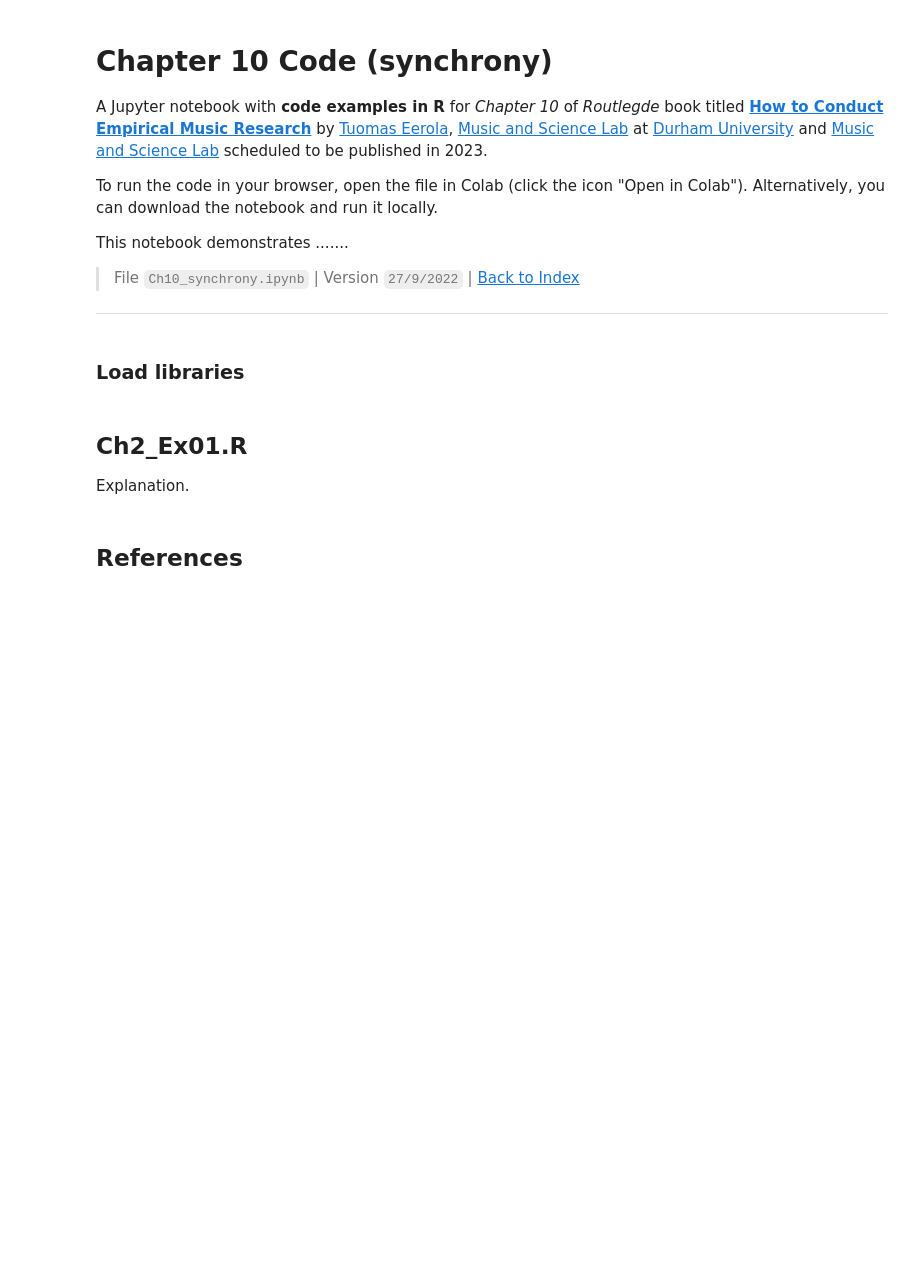
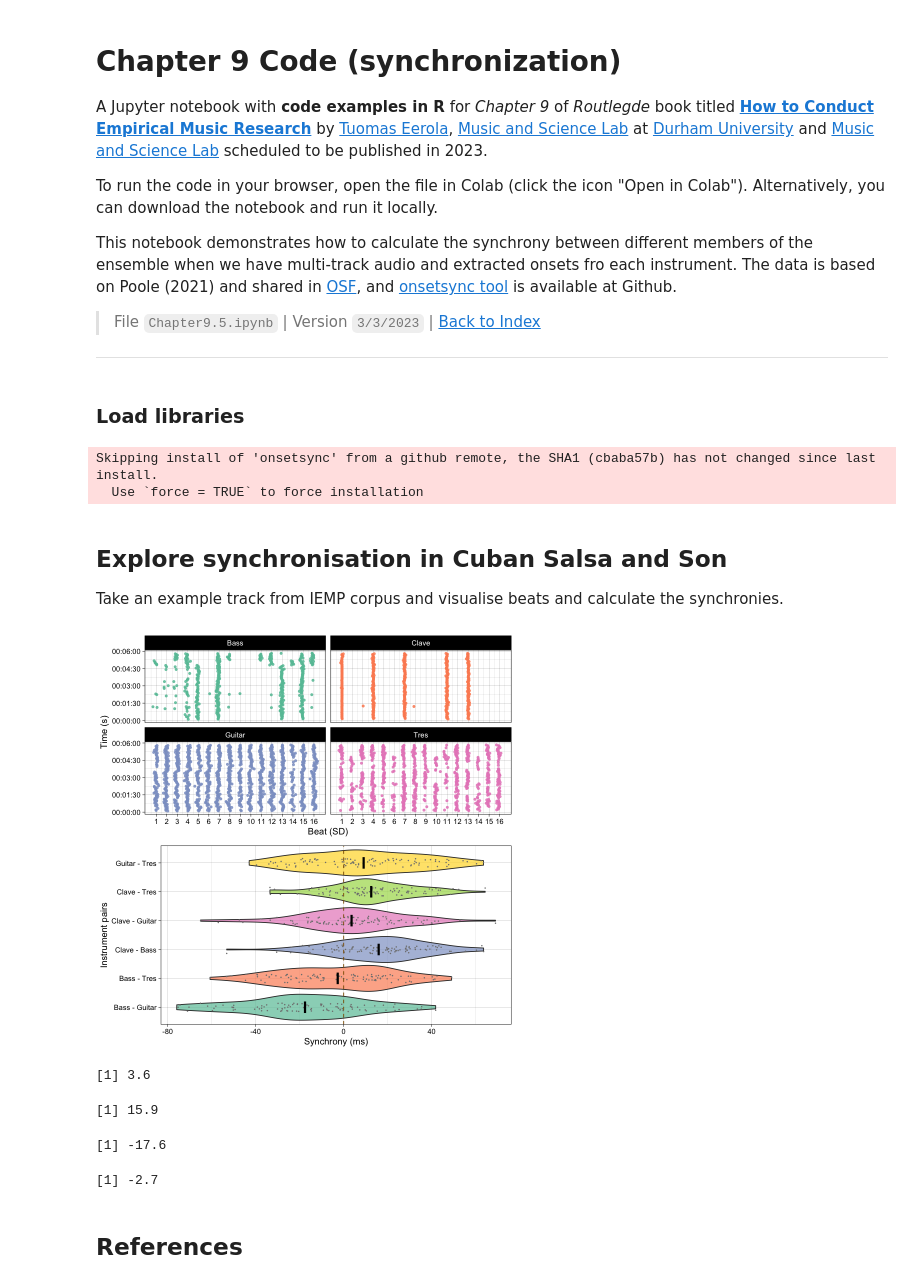
Before and after one commit to tuomaseerola/emr, a Jupyter notebook: Chapter9.5.ipynb, the cells around one changed output. Saved outputs shown, nothing was run; the diff lists cells and outputs as text; code cells hidden in the pictures; blank space fills up the shorter version.

```diff
--- a/Chapter9.5.ipynb
+++ b/Chapter9.5.ipynb
@@ -3,24 +3,59 @@
 # %% [markdown]
-# Chapter 10 Code (synchrony)
+# Chapter 9 Code (synchronization)
 
-A Jupyter notebook with **code examples in R** for _Chapter 10_ of _Routlegde_ book titled **[How to Conduct Empirical Music Research](https://github.com/tuomaseerola/emr)** by [Tuomas Eerola](https://www.durham.ac.uk/staff/tuomas-eerola/), [Music and Science Lab]() at [Durham University](https://www.durham.ac.uk) and [Music and Science Lab](https://musicscience.net) scheduled to be published in 2023.
+A Jupyter notebook with **code examples in R** for _Chapter 9_ of _Routlegde_ book titled **[How to Conduct Empirical Music Research](https://github.com/tuomaseerola/emr)** by [Tuomas Eerola](https://www.durham.ac.uk/staff/tuomas-eerola/), [Music and Science Lab]() at [Durham University](https://www.durham.ac.uk) and [Music and Science Lab](https://musicscience.net) scheduled to be published in 2023.
 
 To run the code in your browser, open the file in Colab (click the icon "Open in Colab"). Alternatively, you can download the notebook and run it locally.
 
-This notebook demonstrates .......
+This notebook demonstrates how to calculate the synchrony between different members of the ensemble when we have multi-track audio and extracted onsets fro each instrument. The data is based on Poole (2021) and shared in [OSF](https://osf.io/sfxa2/), and [onsetsync tool](https://tuomaseerola.github.io/onsetsync/articles/onsetsync.html) is available at Github.
 
-> File `Ch10_synchrony.ipynb` |
-> Version `27/9/2022` |
+> File `Chapter9.5.ipynb` |
+> Version `3/3/2023` |
 > [Back to Index](https://github.com/tuomaseerola/emr)
 
 ---
 # %% [markdown]
 ### Load libraries
 # %%
-library(ggplot2,quietly = TRUE)
-library(tidyverse,quietly = TRUE)
+if (!require(devtools)) install.packages("devtools",quiet=TRUE)
+devtools::install_github("tuomaseerola/onsetsync")
+library(dplyr,quiet=TRUE)
+# %% [output]
+Skipping install of 'onsetsync' from a github remote, the SHA1 (cbaba57b) has not changed since last install.
+  Use `force = TRUE` to force installation
 # %% [markdown]
-## Ch2_Ex01.R
-Explanation.
+## Explore synchronisation in Cuban Salsa and Son
+Take an example track from IEMP corpus and visualise beats and calculate the synchronies.
+# %%
+set.seed(1234)
+CSS_Song2 <- onsetsync::CSS_IEMP[[2]]
+fig1 <- plot_by_beat(df = CSS_Song2,
+                     instr = c('Bass','Clave','Guitar','Tres'),
+                     beat = 'SD',
+                     virtual = 'Isochronous.SD.Time',
+                     pcols = 2)
+inst <- c('Clave','Bass','Guitar','Tres') # Define instruments
+dn <- sync_execute_pairs(CSS_Song2,inst,100,1,'SD')
+fig2 <- plot_by_pair(dn)  # plot
+G <- cowplot::plot_grid(fig1,fig2,nrow = 2)
+print(G)
+# %% [output]
+[figure, added]
+# %%
+round(mean(dn$asynch$`Clave - Guitar`)*1000,1)
+# %% [output]
+[1] 3.6
+# %%
+round(mean(dn$asynch$`Clave - Bass`)*1000,1)
+# %% [output]
+[1] 15.9
+# %%
+round(mean(dn$asynch$`Bass - Guitar`)*1000,1)
+# %% [output]
+[1] -17.6
+# %%
+round(mean(dn$asynch$`Bass - Tres`)*1000,1)
+# %% [output]
+[1] -2.7
 # %% [markdown]
 ## References
```
Also changed, not shown: parts of 2 cells of this notebook.
